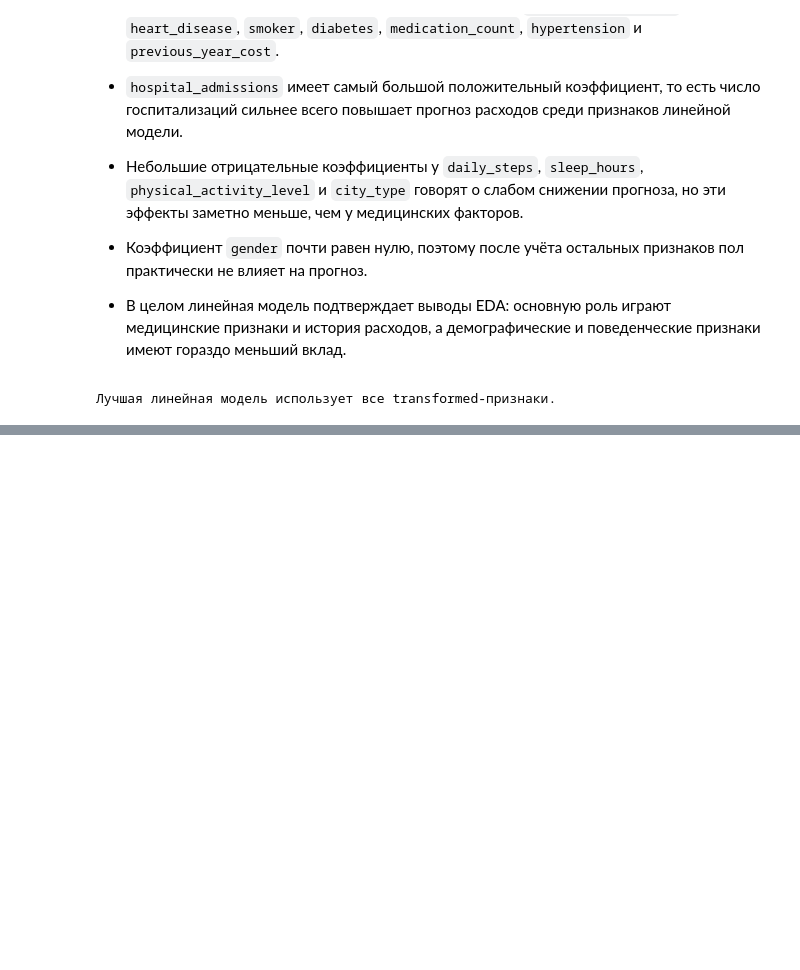
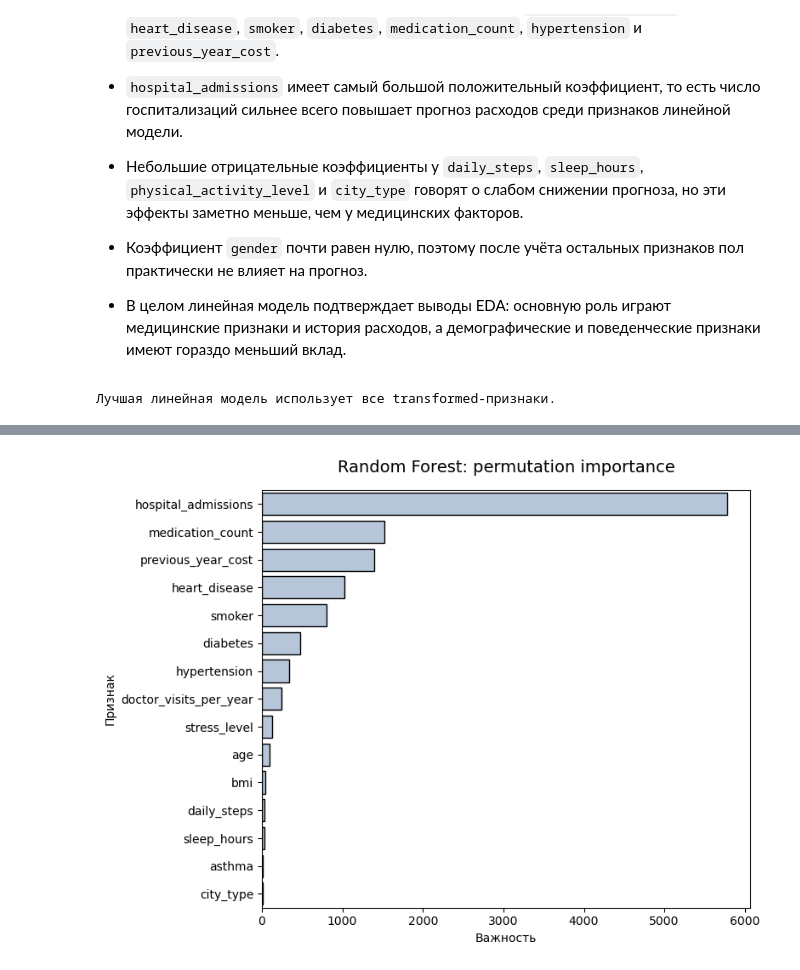
Before and after one commit to horacemtb/medcost-prediction-app, a Jupyter notebook: notebooks/full-research.ipynb, the cells around one changed output, grey strips where cells are left out. Drawn from its saved outputs; the diff is of its cells as text; code cells hidden in the pictures; blank space fills up the shorter version.

```diff
--- a/notebooks/full-research.ipynb
+++ b/notebooks/full-research.ipynb
@@ -2363,2 +2015,0 @@ joblib.dump(gb_pipeline, "gb_pipeline.joblib")
-# %%
-pipeline = joblib.load("gb_pipeline.joblib")
@@ -2466,0 +2276,8 @@ Gradient Boosting показывает результат значительно
+# %%
+# Финальная CV-оценка лучшей HGB-конфигурации по всем метрикам
+
+best_hgb_params = {
+    **hgb_study.best_params,
+}
+
+best_hgb_pipeline = make_hgb_pipeline_from_params(best_hgb_params)
@@ -2466,0 +2306,9 @@ Gradient Boosting показывает результат значительно
+# %%
+# Обучаем лучшую HGB-модель на всём train
+best_hgb_pipeline.fit(X_train, y_train)
+
+hgb_model = best_hgb_pipeline.named_steps['model']
+
+print(f'Max iterations: {hgb_model.max_iter}')
+print(f'Actual iterations: {hgb_model.n_iter_}')
+print(f'Early stopping used: {hgb_model.do_early_stopping_}')
@@ -2466,0 +2575,18 @@ Gradient Boosting показывает результат значительно
+# %%
+# Финально обучаем CatBoost на всём train
+# Количество итераций берём из best_iteration по CV
+
+best_catboost_iterations = int(best_catboost_cv_metrics['best_iteration_median'])
+
+best_catboost_pipeline = Pipeline([
+    ('catboost_preprocessing', make_catboost_preprocessor()),
+    ('model', make_catboost_model(
+        params=catboost_study.best_params,
+        iterations=best_catboost_iterations,
+        early_stopping_rounds=None
+    ))
+])
+
+best_catboost_pipeline.fit(X_train, y_train)
+
+print(f'CatBoost final iterations: {best_catboost_iterations}')
@@ -2466,0 +2817,10 @@ Gradient Boosting показывает результат значительно
+# %%
+plot_feature_importance(
+    rf_permutation_importance,
+    title='Random Forest: permutation importance',
+    feature_col='feature',
+    importance_col='importance',
+    top_n=15
+)
+# %% [output]
+[figure, added]
```
Also changed, not shown: parts of 122 cells of this notebook.
